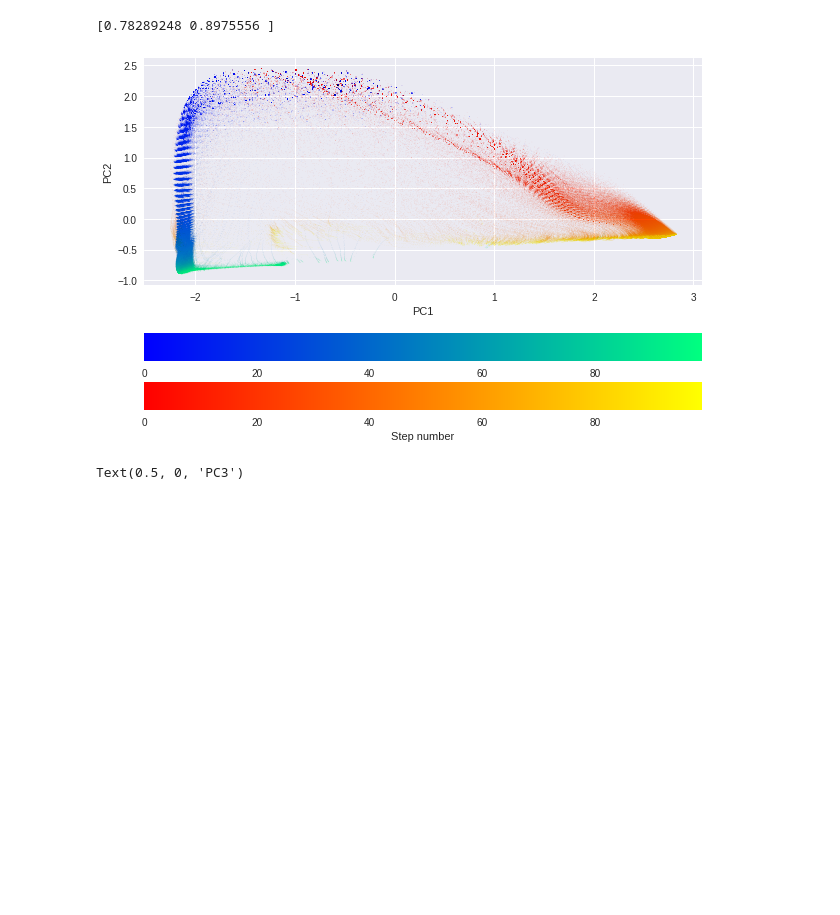
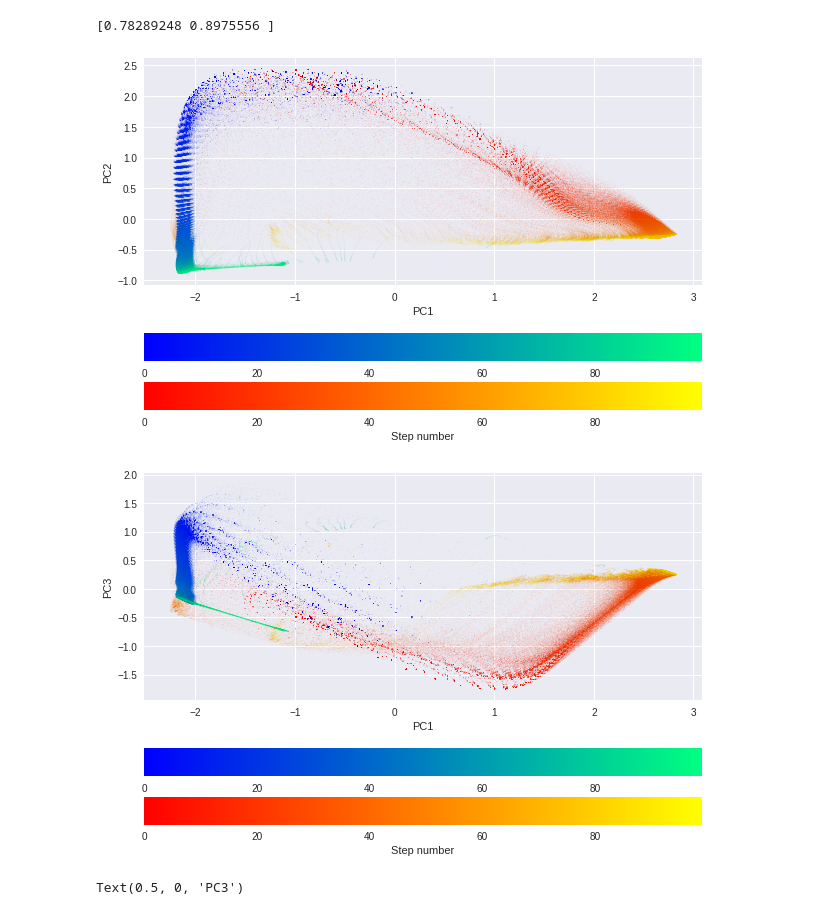
Before and after one commit to Kortelange/meta-reinforcement-learning, a Jupyter notebook: a2c_meta-bandits.ipynb, the cells around one changed output. Drawn from its saved outputs; the diff is of its cells as text; code cells hidden in the pictures; blank space fills up the shorter version.

Commit message:
Added some 3D plots to the bandit PCA

```diff
--- a/a2c_meta-bandits.ipynb
+++ b/a2c_meta-bandits.ipynb
@@ -521,7 +521,7 @@ X = np.load('X_bandit.npy')
 actions = np.load('actions_bandit.npy')
 correct_action = np.load('correct_action_bandit.npy')
 # %%
-pca = PCA(n_components=2)
+pca = PCA(n_components=3)
 
 X_new = pca.fit_transform(X)
 # %%
@@ -535,22 +535,35 @@ tsne = LocallyLinearEmbedding(n_components=2)
 X_new = tsne.fit_transform(X_new)
 PC1,PC2 = X_new[:,0], X_new[:,1]
 # %%
-PC1,PC2 = X_new[:,0], X_new[:,1]
+PC1,PC2,PC3 = X_new[:,0], X_new[:,1], X_new[:,2]
 
 plt.figure(figsize=(10,7))
 indices=np.array(list(np.arange(n_steps))*n_episodes)
 plt.scatter(PC1[correct_action==0],PC2[correct_action==0],c=indices[correct_action==0],cmap='autumn',s=0.001)
 cbar = plt.colorbar(orientation='horizontal',pad=0.)
 plt.scatter(PC1[correct_action==1],PC2[correct_action==1],c=indices[correct_action==1],cmap='winter',s=0.001)
 cbar2 = plt.colorbar(orientation='horizontal',pad=0.15)
 plt.xlabel("PC1")
 plt.ylabel("PC2")
 
 cbar.set_label("Step number")
 
 plt.savefig("fig_multiple_bandits.png")
+plt.figure(figsize=(10,7))
+indices=np.array(list(np.arange(n_steps))*n_episodes)
+plt.scatter(PC1[correct_action==0],PC3[correct_action==0],c=indices[correct_action==0],cmap='autumn',s=0.001)
+cbar = plt.colorbar(orientation='horizontal',pad=0.)
+plt.scatter(PC1[correct_action==1],PC3[correct_action==1],c=indices[correct_action==1],cmap='winter',s=0.001)
+cbar2 = plt.colorbar(orientation='horizontal',pad=0.15)
+plt.xlabel("PC1")
+plt.ylabel("PC3")
+
+cbar.set_label("Step number")
+
+plt.savefig("fig_multiple_bandits_PC1_and_PC3.png")
 # %% [output]
 [figure]
+[figure, added]
 # %%
 #Test at 3D (not interactive yet)
 pca3d = FastICA(n_components=3)
```
